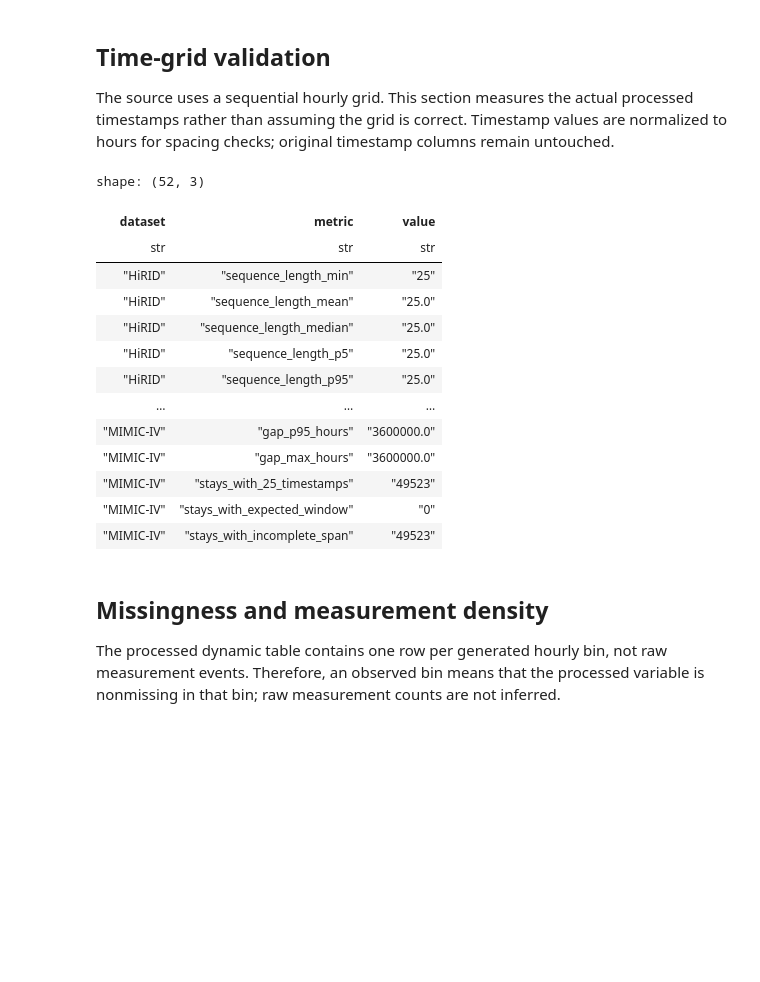
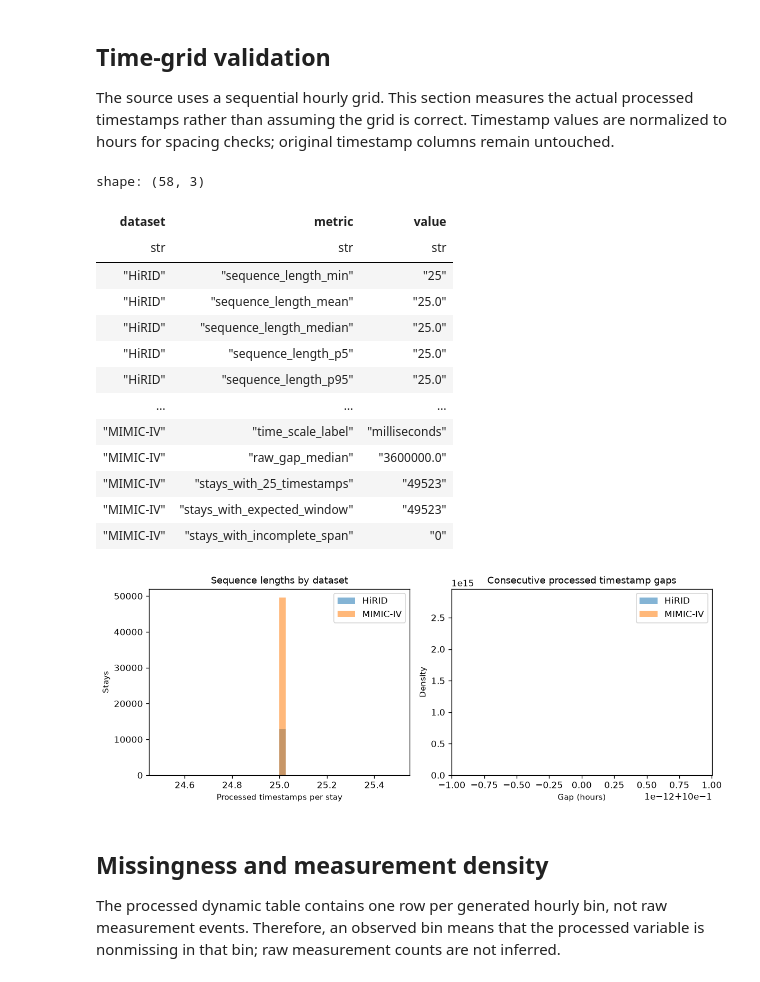
Before and after one commit to Ilovecodingforever/YAIB-cohorts, a Jupyter notebook: notebooks/validate_mortality24_baseline.ipynb, the cells around one changed output. Saved outputs shown, nothing was run; the diff lists cells and outputs as text; code cells hidden in the pictures; blank space fills up the shorter version.

```diff
--- a/notebooks/validate_mortality24_baseline.ipynb
+++ b/notebooks/validate_mortality24_baseline.ipynb
@@ -371,7 +391,8 @@ def build_time_artifacts(context):
     for dataset in DATASETS:
         dyn = _scan(context, dataset)
         dyn_schema = context[dataset]["schemas"][("mortality24", "dyn")]
-        time_expr = _time_hours_expr(TIME, dyn_schema[TIME]).alias("_time_hours")
+        time_scale, time_scale_label, raw_gap_median = _infer_time_scale(dyn, dyn_schema[TIME])
+        time_expr = _time_hours_expr(TIME, dyn_schema[TIME], scale=time_scale).alias("_time_hours")
         timed = (
             dyn.select([STAY_ID, TIME])
             .with_columns(time_expr)
@@ -443,6 +464,9 @@ def build_time_artifacts(context):
             "duplicate_pair_count": duplicate_pair_count,
             "duplicate_row_count": duplicate_row_count,
             "gap_summary": gap_summary,
+            "time_scale": time_scale,
+            "time_scale_label": time_scale_label,
+            "raw_gap_median": raw_gap_median,
         }
 
         for metric, value in {
@@ -469,45 +493,73 @@ def build_time_artifacts(context):
             "gap_p5_hours": gap_summary["gap_p5_hours"],
             "gap_p95_hours": gap_summary["gap_p95_hours"],
             "gap_max_hours": gap_summary["gap_max_hours"],
+            "time_scale": time_scale,
+            "time_scale_label": time_scale_label,
+            "raw_gap_median": raw_gap_median,
             "stays_with_25_timestamps": per_stay_frame.filter(
                 pl.col("unique_timestamps") == 25
             ).height,
             "stays_with_expected_window": per_stay_frame.filter(
                 pl.col("starts_at_expected_offset") & pl.col("ends_at_expected_offset")
             ).height,
             "stays_with_incomplete_span": per_stay_frame.filter(
                 ~pl.col("complete_span_ok")
             ).height,
         }.items():
             summary_rows.append({
                 "dataset": dataset,
                 "metric": metric,
                 "value": _value(value),
             })
 
     result = pl.DataFrame(summary_rows, schema={
         "dataset": pl.String, "metric": pl.String, "value": pl.String,
     })
     _write_csv(result, "time_grid_summary.csv")
     display(result)
     return result, artifacts
 
 time_grid_summary, time_artifacts = build_time_artifacts(ctx)
+
+def plot_time_grid_figures(time_artifacts):
+    RESULTS_DIR.mkdir(parents=True, exist_ok=True)
+    fig, axes = plt.subplots(1, 2, figsize=(10, 4))
+    for dataset in DATASETS:
+        per_stay = time_artifacts[dataset]["per_stay"]
+        axes[0].hist(per_stay["sequence_length"].to_numpy(), bins=40, alpha=0.55, label=dataset)
+        gaps = time_artifacts[dataset]["with_gaps"].select("_gap_hours").drop_nulls().collect()["_gap_hours"]
+        if len(gaps):
+            axes[1].hist(gaps.to_numpy(), bins=40, density=True, alpha=0.55, label=dataset)
+    axes[0].set_title("Sequence lengths by dataset")
+    axes[0].set_xlabel("Processed timestamps per stay")
+    axes[0].set_ylabel("Stays")
+    axes[1].set_title("Consecutive processed timestamp gaps")
+    axes[1].set_xlabel("Gap (hours)")
+    axes[1].set_ylabel("Density")
+    axes[0].legend()
+    axes[1].legend()
+    fig.tight_layout()
+    fig.savefig(RESULTS_DIR / "time_grid_distributions.png", bbox_inches="tight")
+    plt.show()
+    plt.close(fig)
+
+plot_time_grid_figures(time_artifacts)
 # %% [output]
-shape: (52, 3)
+shape: (58, 3)
 | dataset | metric | value |
 | str | str | str |
 | "HiRID" | "sequence_length_min" | "25" |
 | "HiRID" | "sequence_length_mean" | "25.0" |
 | "HiRID" | "sequence_length_median" | "25.0" |
 | "HiRID" | "sequence_length_p5" | "25.0" |
 | "HiRID" | "sequence_length_p95" | "25.0" |
 | … | … | … |
-| "MIMIC-IV" | "gap_p95_hours" | "3600000.0" |
-| "MIMIC-IV" | "gap_max_hours" | "3600000.0" |
+| "MIMIC-IV" | "time_scale_label" | "milliseconds" |
+| "MIMIC-IV" | "raw_gap_median" | "3600000.0" |
 | "MIMIC-IV" | "stays_with_25_timestamps" | "49523" |
-| "MIMIC-IV" | "stays_with_expected_window" | "0" |
-| "MIMIC-IV" | "stays_with_incomplete_span" | "49523" |
+| "MIMIC-IV" | "stays_with_expected_window" | "49523" |
+| "MIMIC-IV" | "stays_with_incomplete_span" | "0" |
+[figure, added]
 # %% [markdown]
 ## Missingness and measurement density
 
```
Also changed, not shown: parts of 5 cells of this notebook.
